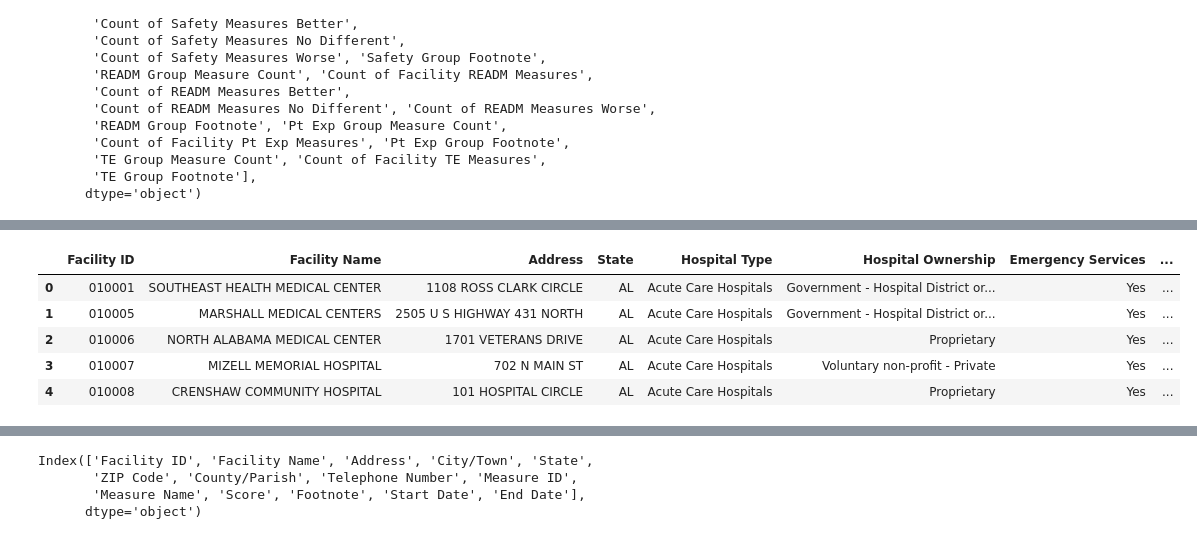
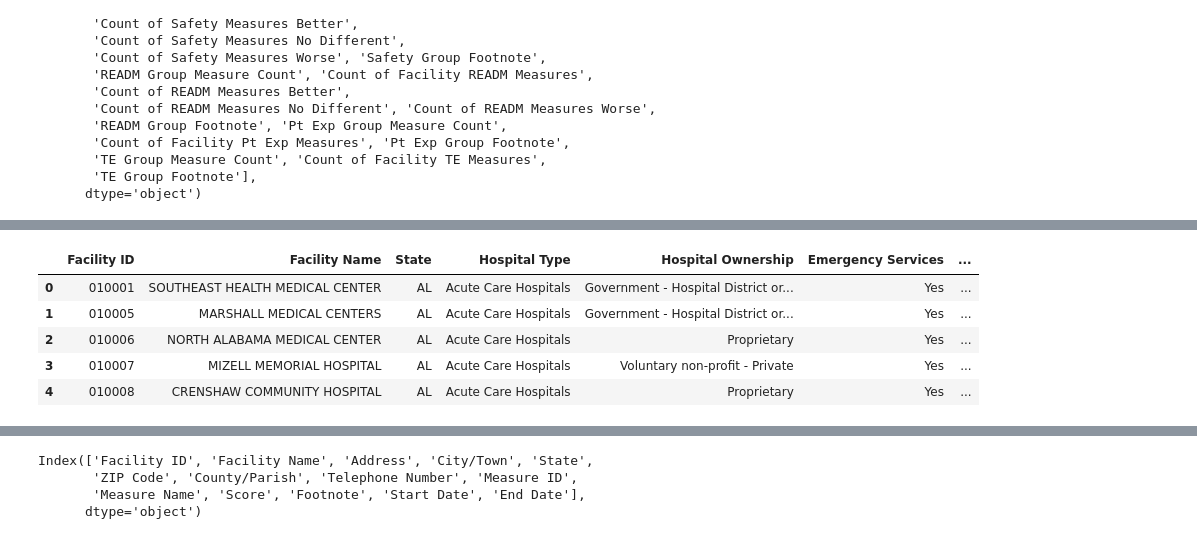
Before and after one commit to Archana-sth/hospital-performance-analysis, a Jupyter notebook: Notebook/hospital_performance_analysis.ipynb, the cells around one changed output, grey strips where cells are left out. Drawn from its saved outputs; the diff is of its cells as text; code cells hidden in the pictures.

Commit message:
cleaned Hospital Info dataset

```diff
--- a/Notebook/hospital_performance_analysis.ipynb
+++ b/Notebook/hospital_performance_analysis.ipynb
@@ -7,7 +14,7 @@ import seaborn as sns
 # %%
-# Importing hospital general information dataset
-hospital_data = pd.read_csv("../data/Hospital_General_Information.csv")
-hospital_data.head(5)
+# Loading hospital general information dataset
+hospital_info = pd.read_csv("../data/Hospital_General_Information.csv")
+hospital_info.head(5)
 # %% [output]
 |  | Facility ID | Facility Name | Address | City/Town | State | ZIP Code | County/Parish | Telephone Number | ... |
 | 0 | 010001 | SOUTHEAST HEALTH MEDICAL CENTER | 1108 ROSS CLARK CIRCLE | DOTHAN | AL | 36301 | HOUSTON | (334) 793-8701 | ... |
@@ -65,28 +110,28 @@ Index(['Facility ID', 'Facility Name', 'Address', 'City/Town', 'State',
 # %%
 # Removing the unnecessary columns from hospital data
-hospital_data = hospital_data.drop(columns=[ 'City/Town',
+hospital_info = hospital_info.drop(columns=['Address', 'City/Town',
        'ZIP Code', 'County/Parish', 'Telephone Number',
        'Meets criteria for birthing friendly designation',
         'Hospital overall rating footnote',
        'MORT Group Measure Count', 'Count of Facility MORT Measures',
        'Count of MORT Measures Better', 'Count of MORT Measures No Different',
        'Count of MORT Measures Worse', 'MORT Group Footnote',
        'Safety Group Measure Count', 'Count of Facility Safety Measures',
        'Count of Safety Measures Better',
        'Count of Safety Measures No Different',
        'Count of Safety Measures Worse', 'Safety Group Footnote',
        'READM Group Measure Count', 'Count of Facility READM Measures',
        'Count of READM Measures Better',
        'Count of READM Measures No Different', 'Count of READM Measures Worse',
        'READM Group Footnote', 'Pt Exp Group Measure Count',
        'Count of Facility Pt Exp Measures', 'Pt Exp Group Footnote',
        'TE Group Measure Count', 'Count of Facility TE Measures',
-       'TE Group Footnote'])
-hospital_data.head(5)
+       'TE Group Footnote'], axis=1)
+hospital_info.head(5)
 # %% [output]
-|  | Facility ID | Facility Name | Address | State | Hospital Type | Hospital Ownership | Emergency Services | ... |
-| 0 | 010001 | SOUTHEAST HEALTH MEDICAL CENTER | 1108 ROSS CLARK CIRCLE | AL | Acute Care Hospitals | Government - Hospital District or... | Yes | ... |
-| 1 | 010005 | MARSHALL MEDICAL CENTERS | 2505 U S HIGHWAY 431 NORTH | AL | Acute Care Hospitals | Government - Hospital District or... | Yes | ... |
-| 2 | 010006 | NORTH ALABAMA MEDICAL CENTER | 1701 VETERANS DRIVE | AL | Acute Care Hospitals | Proprietary | Yes | ... |
-| 3 | 010007 | MIZELL MEMORIAL HOSPITAL | 702 N MAIN ST | AL | Acute Care Hospitals | Voluntary non-profit - Private | Yes | ... |
-| 4 | 010008 | CRENSHAW COMMUNITY HOSPITAL | 101 HOSPITAL CIRCLE | AL | Acute Care Hospitals | Proprietary | Yes | ... |
+|  | Facility ID | Facility Name | State | Hospital Type | Hospital Ownership | Emergency Services | ... |
+| 0 | 010001 | SOUTHEAST HEALTH MEDICAL CENTER | AL | Acute Care Hospitals | Government - Hospital District or... | Yes | ... |
+| 1 | 010005 | MARSHALL MEDICAL CENTERS | AL | Acute Care Hospitals | Government - Hospital District or... | Yes | ... |
+| 2 | 010006 | NORTH ALABAMA MEDICAL CENTER | AL | Acute Care Hospitals | Proprietary | Yes | ... |
+| 3 | 010007 | MIZELL MEMORIAL HOSPITAL | AL | Acute Care Hospitals | Voluntary non-profit - Private | Yes | ... |
+| 4 | 010008 | CRENSHAW COMMUNITY HOSPITAL | AL | Acute Care Hospitals | Proprietary | Yes | ... |
```
Also changed, not shown: parts of 16 cells of this notebook.
